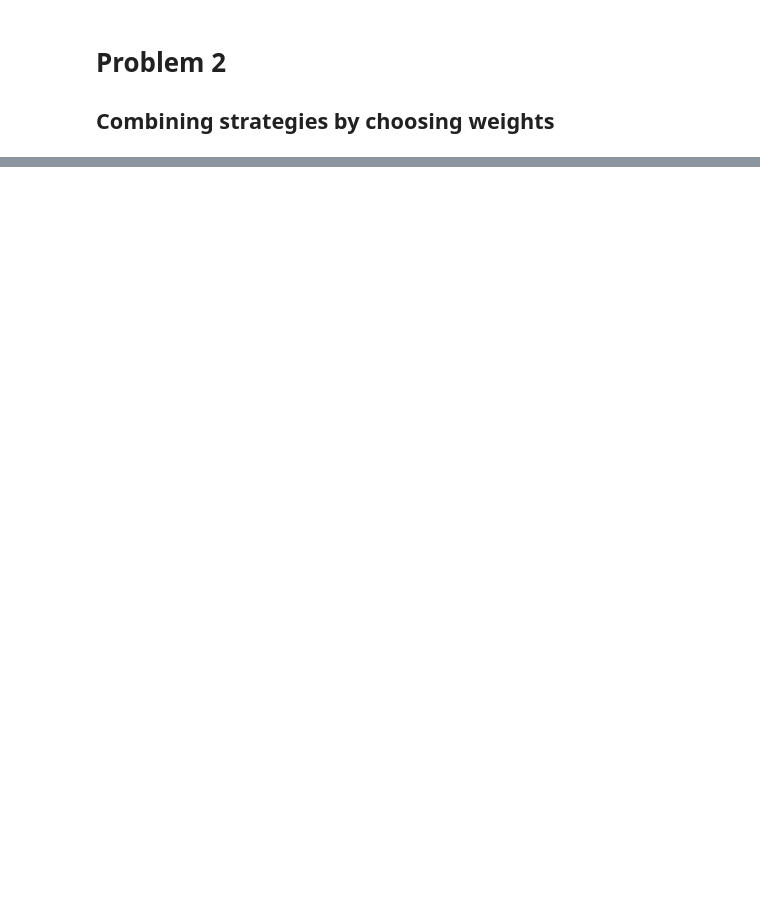
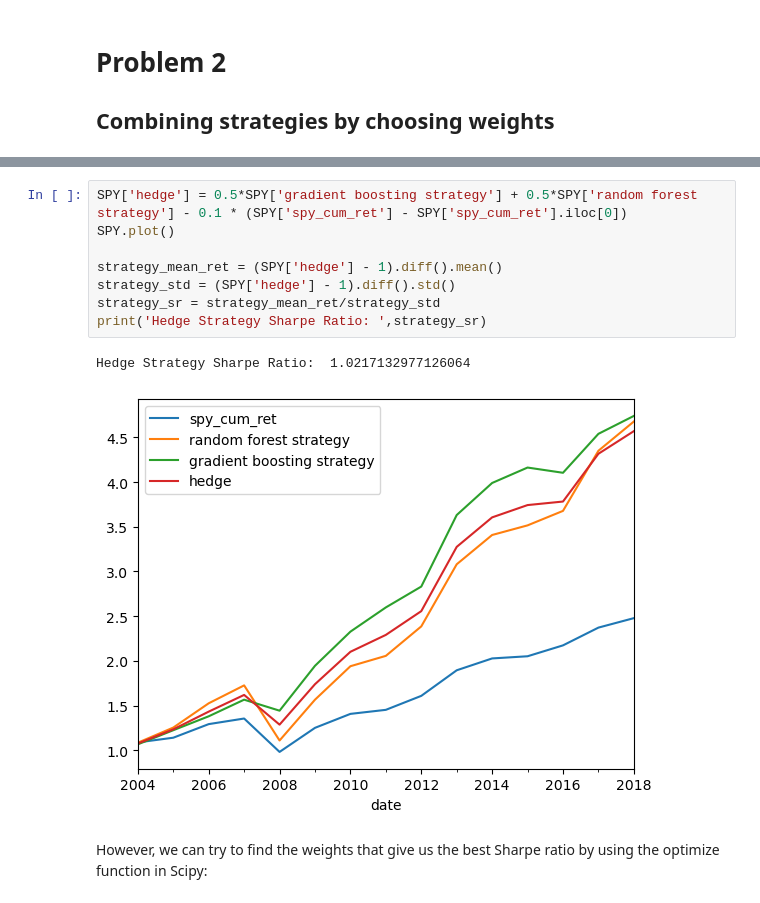
Before and after one commit to shrilekkala/ml_fin, a Jupyter notebook: Homeworks/HW4/HW4.ipynb, the cells around one changed output, grey strips where cells are left out. Drawn from its saved outputs; the diff is of its cells as text; blank space fills up the shorter version.

Commit message:
Update HW4 files (up to Problem 2 weights)

```diff
--- a/Homeworks/HW4/HW4.ipynb
+++ b/Homeworks/HW4/HW4.ipynb
@@ -340,0 +360,13 @@ Gradient Boosting Strategy Sharpe Ratio:  1.1367787320017024
+# %%
+SPY['hedge'] = 0.5*SPY['gradient boosting strategy'] + 0.5*SPY['random forest strategy'] - 0.1 * (SPY['spy_cum_ret'] - SPY['spy_cum_ret'].iloc[0])
+SPY.plot()
+
+strategy_mean_ret = (SPY['hedge'] - 1).diff().mean()
+strategy_std = (SPY['hedge'] - 1).diff().std()
+strategy_sr = strategy_mean_ret/strategy_std
+print('Hedge Strategy Sharpe Ratio: ',strategy_sr)
+# %% [output]
+Hedge Strategy Sharpe Ratio:  1.0217132977126064
+[figure, added]
+# %% [markdown]
+However, we can try to find the weights that give us the best Sharpe ratio by using the optimize function in Scipy:
```
Also changed, not shown: parts of 12 cells of this notebook.
